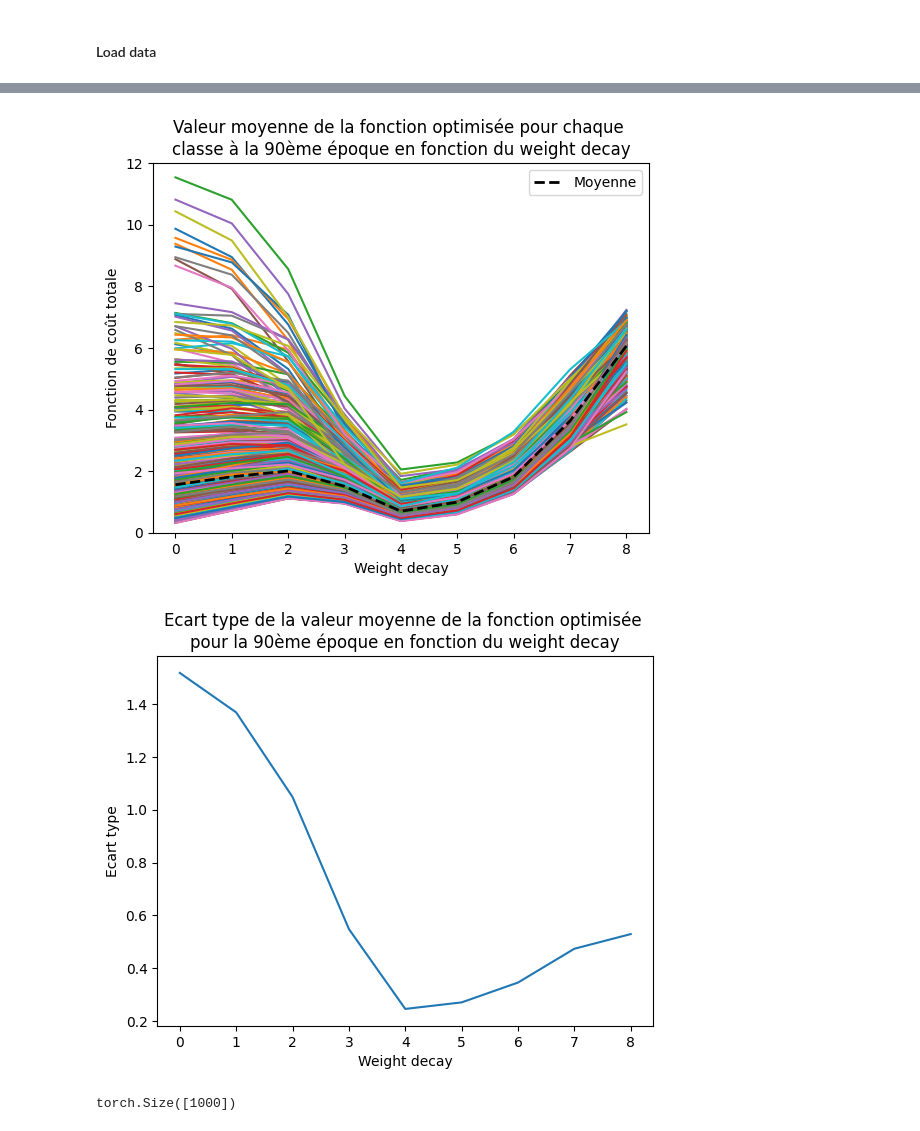
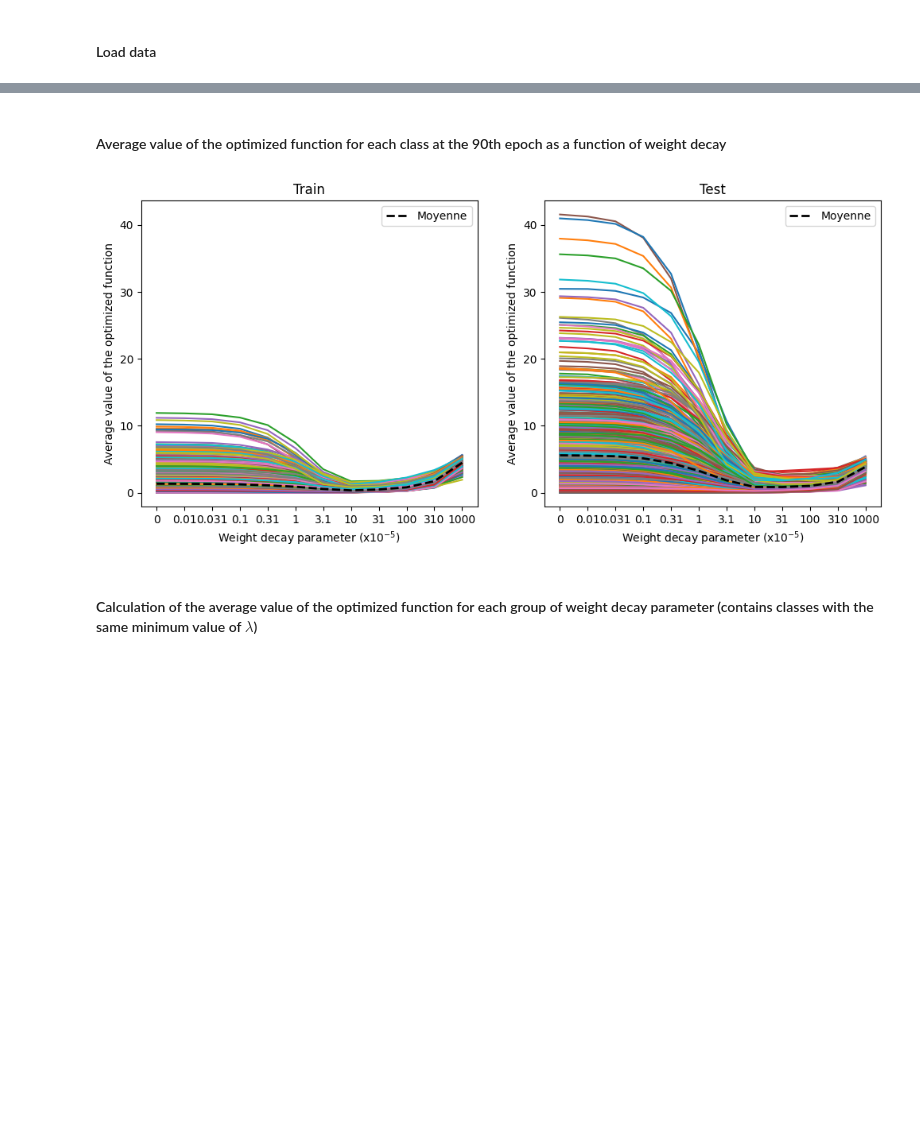
Before and after one commit to AlexisDeseure/A_guinea_pig_for_deep_learning_with_many_classes, a Jupyter notebook: notebooks/multinomial_logistic_regression_training_multiple_weight_decay.ipynb, the cells around one changed output, grey strips where cells are left out. Saved outputs shown, nothing was run; the diff lists cells and outputs as text; code cells hidden in the pictures; blank space fills up the shorter version.

```diff
--- a/notebooks/multinomial_logistic_regression_training_multiple_weight_decay.ipynb
+++ b/notebooks/multinomial_logistic_regression_training_multiple_weight_decay.ipynb
@@ -364,6 +403,6 @@ weights = get_data_directories(models_folder, subdirectories, "weights.pt")
 # %%
-plot_data_per_wd(subdirectories, accuracy, "accuraccy")
-plot_data_per_wd(subdirectories, loss, "loss")
-plot_data_per_wd(subdirectories, complete_optimized_function_values, "complete_optimized_function_values")
-plot_data_per_wd(subdirectories, weights, "weights")
+plot_data_per_wd(subdirectories, accuracy_test, accuracy_train, "Correct classification rate")
+plot_data_per_wd(subdirectories, loss_test, loss_train,"Loss")
+plot_data_per_wd_train(subdirectories, L2_reg_train, "L2 Regularization")
+plot_data_per_wd_train(subdirectories, weights, "Weights")
 # %% [output]
@@ -374,30 +413,46 @@ plot_data_per_wd(subdirectories, weights, "weights")
+# %% [markdown]
+#### Average value of the optimized function for each class at the 90th epoch as a function of weight decay
 # %%
-inte = torch.tensor([])
-for i in mean_loss_class:
-    inte = torch.cat((inte, i[89,:].unsqueeze(0)),dim=0)
+inte_test = torch.tensor([])
+inte_train = torch.tensor([])
+wd_conv = []
+min_par_classe = [[],[]]
+x=[]
+for i in range (len(subdirectories)):
+    s = round(float(subdirectories[i][-9:-6])* 10**(5-float(subdirectories[i][-2:])),3)
+    if (s.is_integer()):
+        wd_conv.append(int(s))
+    else:
+        wd_conv.append(s)
+    x.append(i)
 
-plt.figure()
-for i in range(1000):
-    plt.plot(inte[:,i])
-plt.plot(inte.mean(dim=1), color = 'black', linewidth ="2", linestyle="--", label = "Moyenne")
-plt.title("Valeur moyenne de la fonction optimisée pour chaque \nclasse à la 90ème époque en fonction du weight decay")
-plt.ylabel("Fonction de coût totale")
-plt.xlabel("Weight decay")
-plt.legend()
-plt.ylim(0, 12)
+for i in mean_loss_class_test:
+    inte_test = torch.cat((inte_test, i[89,:].unsqueeze(0)),dim=0)
+
+for i in mean_loss_class_train:
+    inte_train = torch.cat((inte_train, i[89,:].unsqueeze(0)),dim=0)
+
+fig, axes = plt.subplots(1, 2, figsize=(12, 5))
+for index,ax in enumerate([inte_train,inte_test]):
+    for i in range(1000):
+        axes[index].plot(ax[:,i])
+        min_par_classe[index].append(torch.argmin(ax[:,i]))
+    axes[index].set_xticks(x, wd_conv)
+    axes[index].plot(ax.mean(dim=1), color = 'black', linewidth ="2", linestyle="--", label = "Moyenne")
+    if (index == 0):
+        axes[index].set_title("Train")
+    else:
+        axes[index].set_title("Test")
+    axes[index].set_ylabel("Average value of the optimized function")
+    axes[index].set_xlabel("Weight decay parameter (x$10^{-5}$)")
+    axes[index].legend()
+
+#same scale
+ylim1 = axes[1].get_ylim()
+axes[0].set_ylim(ylim1)
 plt.show()
-
-plt.figure()
-plt.title("Ecart type de la valeur moyenne de la fonction optimisée \npour la 90ème époque en fonction du weight decay")
-plt.ylabel("Ecart type")
-plt.xlabel("Weight decay")
-plt.plot(inte.std(dim=1))
-plt.show()
 # %% [output]
-[figure, old version]
+[figure, new version]
-[figure, removed]
-# %%
-inte.mean(dim=0).shape
-# %% [output]
-torch.Size([1000])
+# %% [markdown]
+#### Calculation of the average value of the optimized function for each group of weight decay parameter (contains classes with the same minimum value of $\lambda$)
 # %%
```
Also changed, not shown: parts of 12 cells of this notebook, 2 other files.
